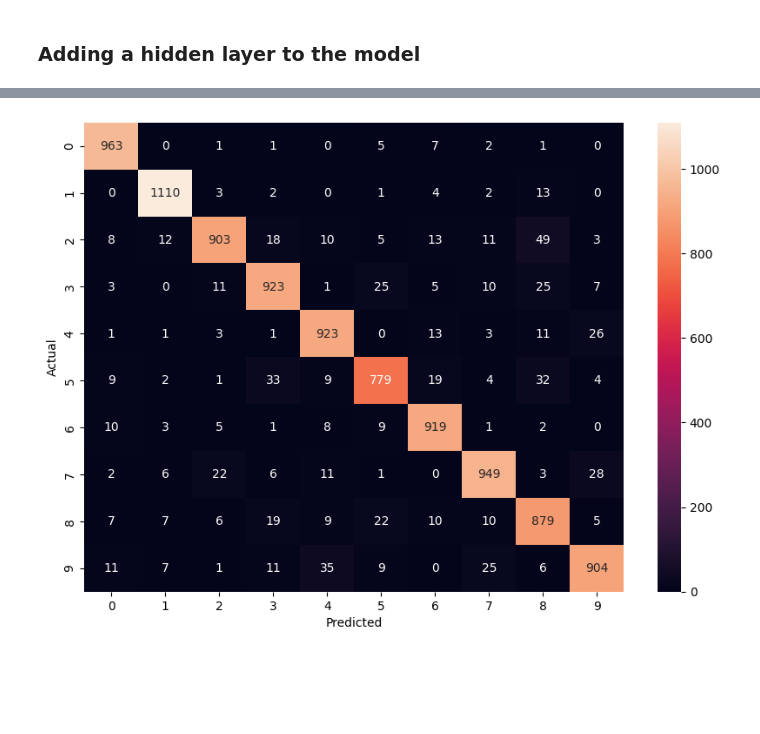
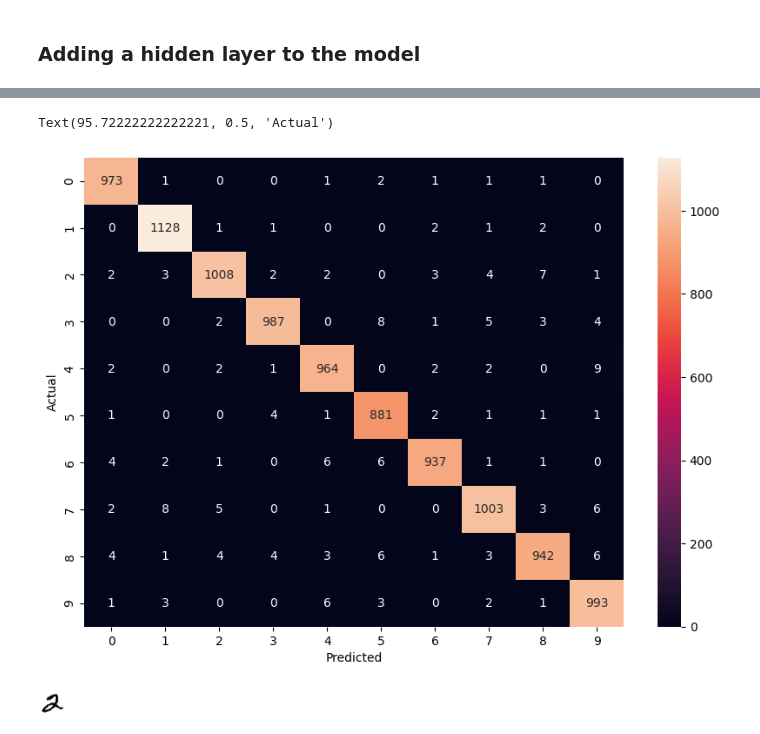
Before and after one commit to piyushr6/handwritten-digits-classification, a Jupyter notebook: digit_classification.ipynb, the cells around one changed output, grey strips where cells are left out. Saved outputs shown, nothing was run; the diff lists cells and outputs as text; code cells hidden in the pictures; blank space fills up the shorter version.

Commit message:
model 3 accuracy increased + custom prediction

```diff
--- a/digit_classification.ipynb
+++ b/digit_classification.ipynb
@@ -165,7 +165,7 @@ Text(95.72222222222221, 0.5, 'Actual')
 # %%
 model = keras.Sequential([
     #dense means all neurons in 1st layer are connected to all the neurons in 2nd layer
-    keras.layers.Dense(120,input_shape=(784,), activation='relu'),
+    keras.layers.Dense(200,input_shape=(784,), activation='relu'),
     keras.layers.Dense(10, activation='sigmoid')
 ])
 
@@ -175,5 +175,5 @@ model.compile(
     metrics=['accuracy']
 )
 
-model.fit(X_train_flattened, y_train, epochs=10)
+model.fit(X_train_flattened, y_train, epochs=20)
 # %% [output]
@@ -206,8 +203,8 @@ model.evaluate(X_test_flattened, y_test)
 # %%
 # build confusion matrix
+y_predicted = model.predict(X_test_flattened)
 y_predicted_labels = [np.argmax(i) for i in y_predicted]
 conf_mat = tf.math.confusion_matrix(labels=y_test,  predictions=y_predicted_labels)
-conf_mat
 
 #plot
 import seaborn as sns
@@ -221 +218,13 @@ Text(95.72222222222221, 0.5, 'Actual')
+Text(95.72222222222221, 0.5, 'Actual')
-[figure, old version]
+[figure, new version]
+# %%
+#Predicting on a manually handwritten number
+
+from PIL import Image
+import numpy as np
+
+img = Image.open("img5.png").convert('L') # Convert to grayscale
+img = img.resize((28, 28)) # Resize to 28x28
+img
+# %% [output]
+[figure, added]
```
Also changed, not shown: parts of 6 cells of this notebook, 6 other files.
